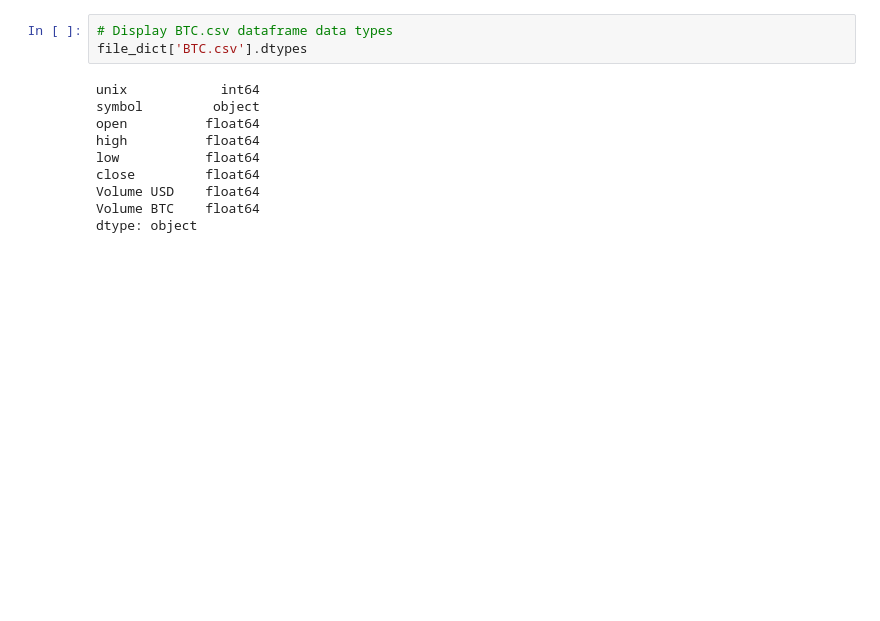
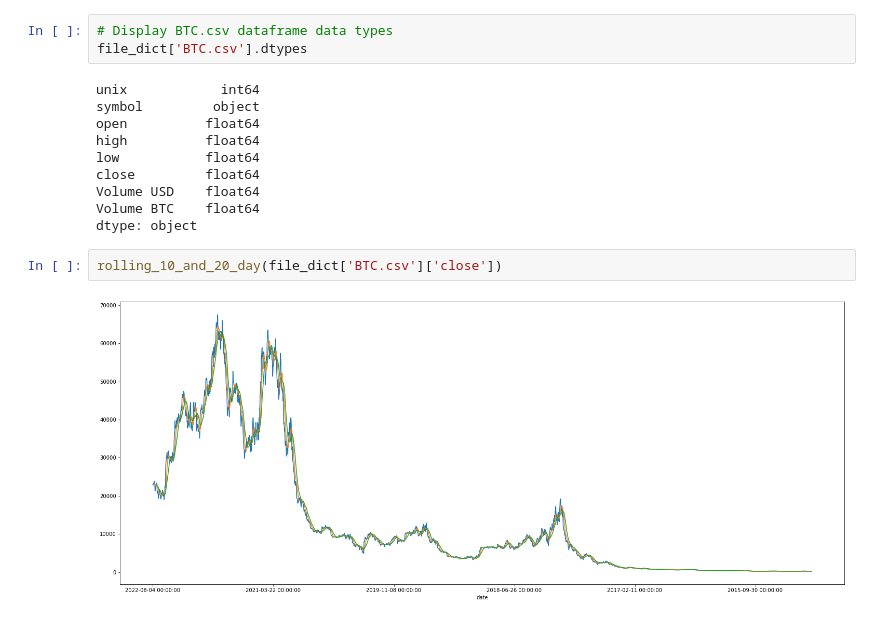
Before and after one commit to fredec96/Crypto_Quant_Trading, a Jupyter notebook: Crypto_Quant_Trading.ipynb, the cells around one changed output. Saved outputs shown, nothing was run; the diff lists cells and outputs as text; blank space fills up the shorter version.

```diff
--- a/Crypto_Quant_Trading.ipynb
+++ b/Crypto_Quant_Trading.ipynb
@@ -81,3 +83,7 @@ close         float64
 Volume USD    float64
 Volume BTC    float64
 dtype: object
+# %%
+rolling_10_and_20_day(file_dict['BTC.csv']['close'])
+# %% [output]
+[figure, added]
```
Also changed, not shown: parts of 3 cells of this notebook, 4 other files.
